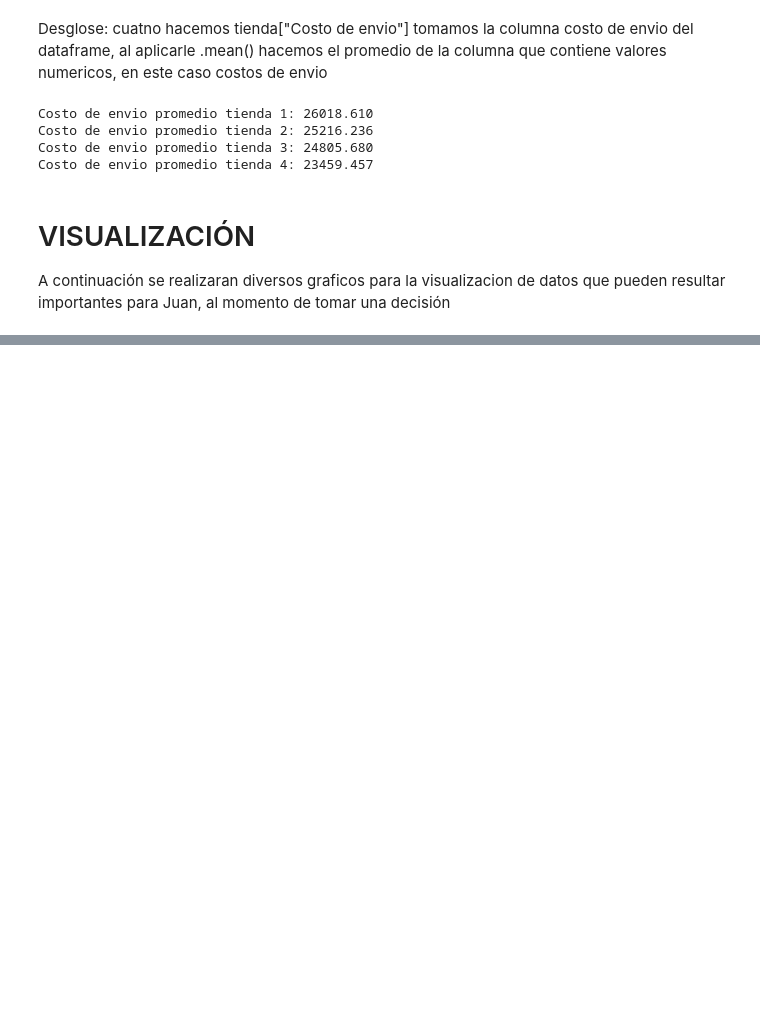
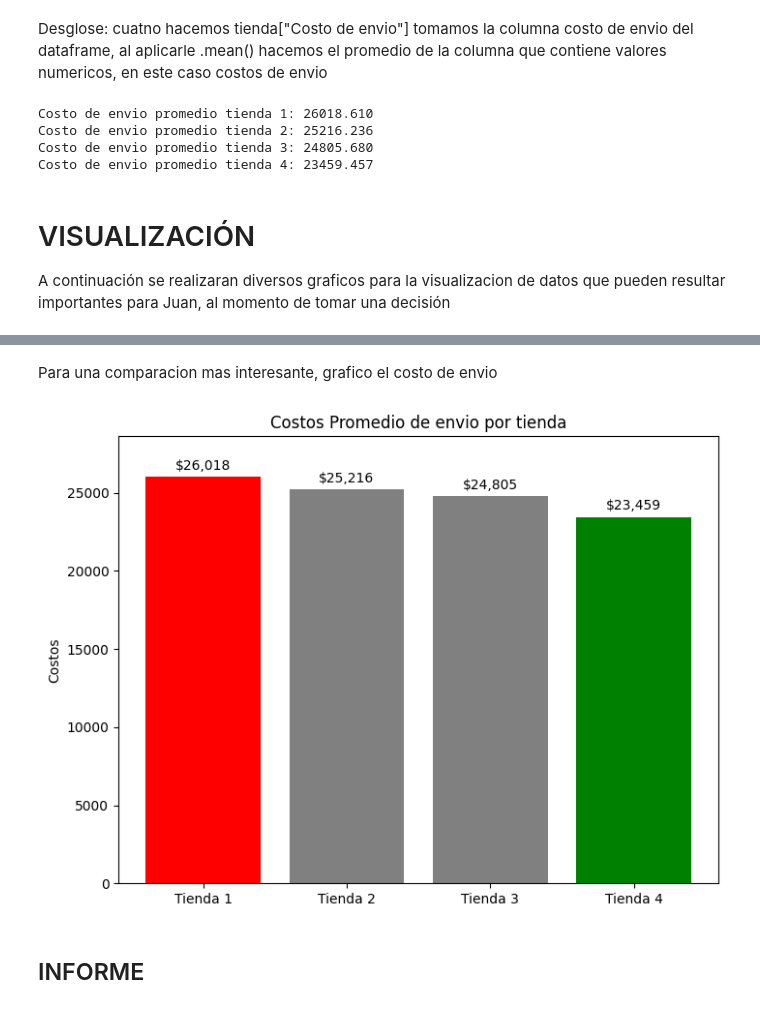
Before and after one commit to pierobadano/Desafio-alura-store, a Jupyter notebook: alurastorelatam.ipynb, the cells around one changed output, grey strips where cells are left out. Drawn from its saved outputs; the diff is of its cells as text; code cells hidden in the pictures; blank space fills up the shorter version.

Commit message:
avances informe

```diff
--- a/alurastorelatam.ipynb
+++ b/alurastorelatam.ipynb
@@ -167,0 +248,32 @@ Valores que se pasan a la barra: [1150880400.0, 1116343500.0, 1098019600.0, 1038
+# %% [markdown]
+Para una comparacion mas interesante, grafico el costo de envio
+# %%
+costos_por_envio = [datos_tienda[tienda]['costos_envio'] for tienda in datos_tienda]
+coloresCostos= []
+for costos in costos_por_envio:
+  if costos == max(costos_por_envio):
+    coloresCostos.append("red")
+  elif costos == min(costos_por_envio):
+    coloresCostos.append("green")
+  else:
+    coloresCostos.append("grey")
+
+fig, ax = plt.subplots(figsize=(8,6))
+bars= ax.bar(datos_tienda.keys(),costos_por_envio , color=coloresCostos)
+
+ax.set_ylabel("Costos")
+ax.set_title("Costos Promedio de envio por tienda")
+ax.set_ylim(0, max(costos_por_envio) * 1.1)
+for bar in bars:
+    altura = bar.get_height()
+    x = bar.get_x() + bar.get_width() / 2
+    y = altura + max(costos_por_envio) * 0.01
+    texto = f"${int(altura):,}"
+
+    ax.text(x, y, texto, ha='center', va='bottom', fontsize=10)
+plt.show()
+# %% [output]
+[figure, added]
+# %% [markdown]
+INFORME
+---
```
Also changed, not shown: parts of 13 cells of this notebook.
